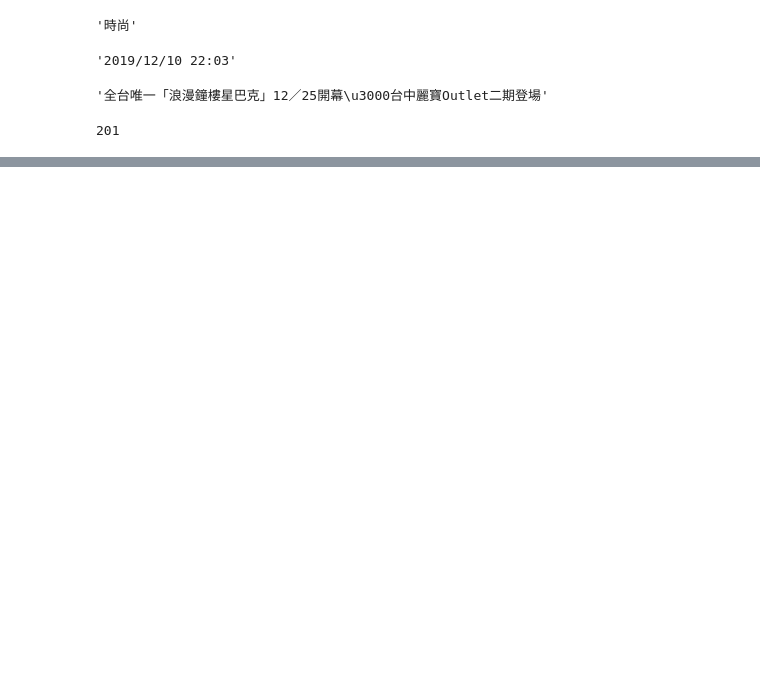
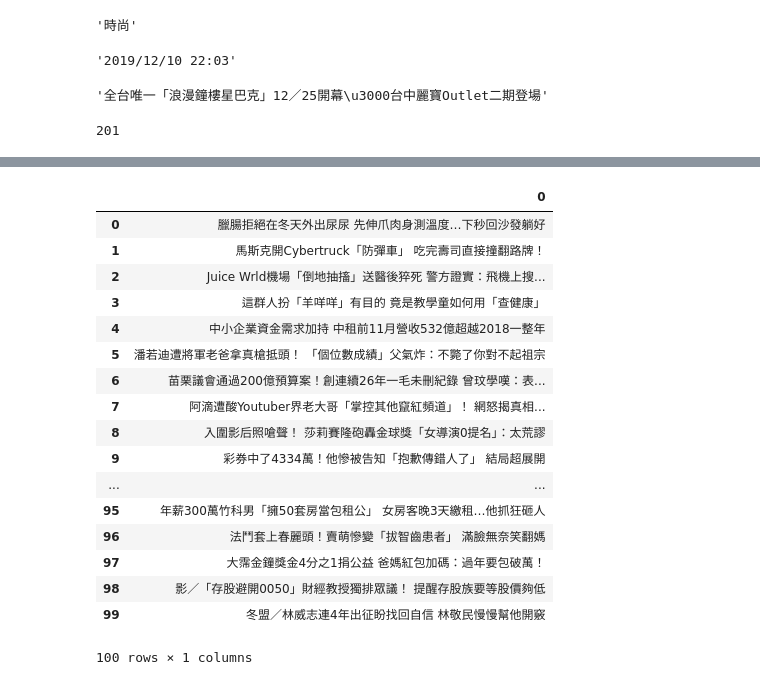
Before and after one commit to disney82231/1st-PyCrawlerMarathon, a Jupyter notebook: homework/Day012_HW.ipynb, the cells around one changed output, grey strips where cells are left out. Cells and saved outputs as stored; diff of their text form; code cells hidden in the pictures; blank space fills up the shorter version.

```diff
--- a/homework/Day012_HW.ipynb
+++ b/homework/Day012_HW.ipynb
@@ -96,0 +79,23 @@ for key, groups in groupby(kind):
+# %%
+pd.DataFrame(kind)
+pd.DataFrame(data)
+pd.DataFrame(title)
+# %% [output]
+|  | 0 |
+| 0 | 臘腸拒絕在冬天外出尿尿 先伸爪肉身測溫度…下秒回沙發躺好 |
+| 1 | 馬斯克開Cybertruck「防彈車」 吃完壽司直接撞翻路牌！ |
+| 2 | Juice Wrld機場「倒地抽搐」送醫後猝死 警方證實：飛機上搜... |
+| 3 | 這群人扮「羊咩咩」有目的 竟是教學童如何用「查健康」 |
+| 4 | 中小企業資金需求加持 中租前11月營收532億超越2018一整年 |
+| 5 | 潘若迪遭將軍老爸拿真槍抵頭！ 「個位數成績」父氣炸：不斃了你對不起祖宗 |
+| 6 | 苗栗議會通過200億預算案！創連續26年一毛未刪紀錄 曾玟學嘆：表... |
+| 7 | 阿滴遭酸Youtuber界老大哥「掌控其他竄紅頻道」！ 網怒揭真相... |
+| 8 | 入圍影后照嗆聲！ 莎莉賽隆砲轟金球獎「女導演0提名」：太荒謬 |
+| 9 | 彩券中了4334萬！他慘被告知「抱歉傳錯人了」 結局超展開 |
+| ... | ... |
+| 95 | 年薪300萬竹科男「擁50套房當包租公」 女房客晚3天繳租…他抓狂砸人 |
+| 96 | 法鬥套上春麗頭！賣萌慘變「拔智齒患者」 滿臉無奈笑翻媽 |
+| 97 | 大霈金鐘獎金4分之1捐公益 爸媽紅包加碼：過年要包破萬！ |
+| 98 | 影／「存股避開0050」財經教授獨排眾議！ 提醒存股族要等股價夠低 |
+| 99 | 冬盟／林威志連4年出征盼找回自信 林敬民慢慢幫他開竅 |
+100 rows × 1 columns
```
Also changed, not shown: parts of 11 cells of this notebook.
